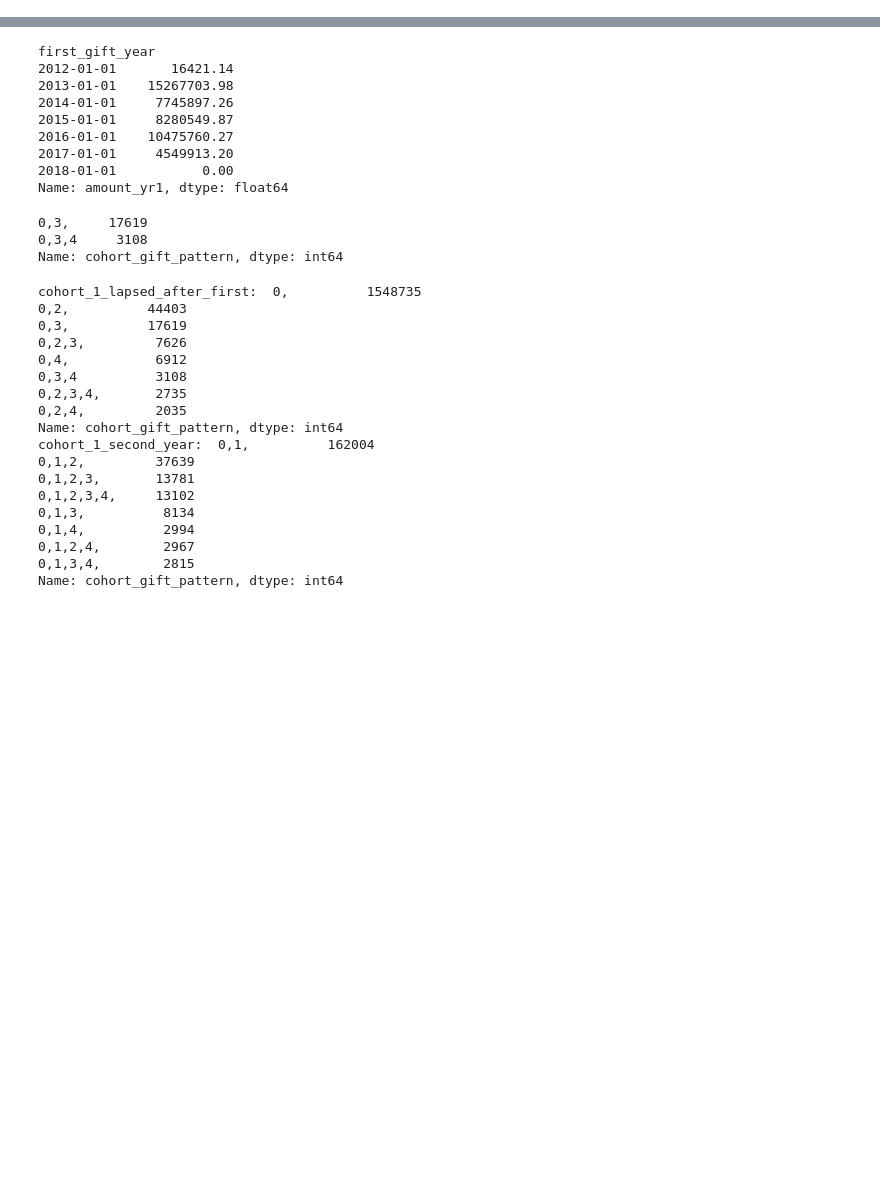
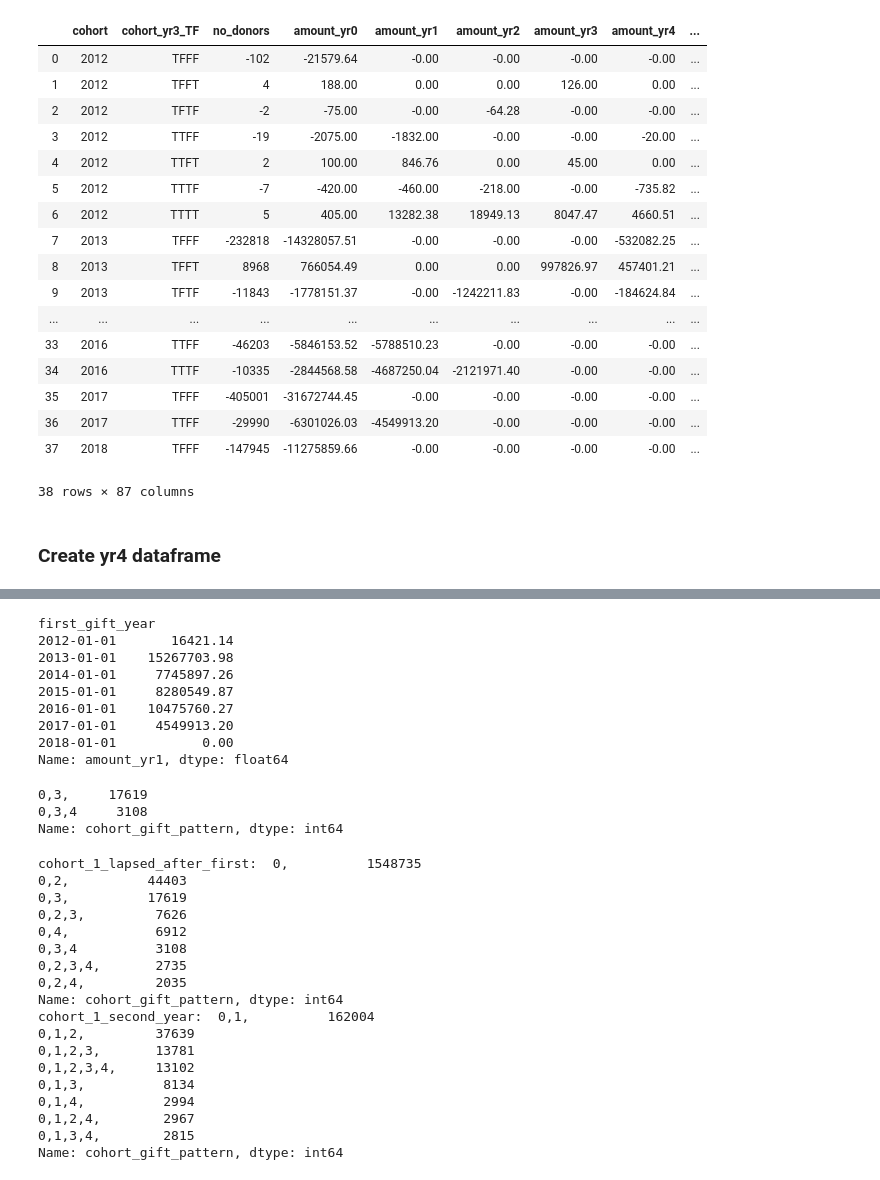
Before and after one commit to erinmarieanderson/donations, a Jupyter notebook: notebooks/11_-Copy1.ipynb, the cells around one changed output, grey strips where cells are left out. Saved outputs shown, nothing was run; the diff lists cells and outputs as text; code cells hidden in the pictures; blank space fills up the shorter version.

```diff
--- a/notebooks/11_-Copy1.ipynb
+++ b/notebooks/11_-Copy1.ipynb
@@ -60,0 +503,23 @@ cohort_gift_pattern
+# %%
+df4_y3
+# %% [output]
+|  | cohort | cohort_yr3_TF | no_donors | amount_yr0 | amount_yr1 | amount_yr2 | amount_yr3 | amount_yr4 | ... |
+| 0 | 2012 | TFFF | -102 | -21579.64 | -0.00 | -0.00 | -0.00 | -0.00 | ... |
+| 1 | 2012 | TFFT | 4 | 188.00 | 0.00 | 0.00 | 126.00 | 0.00 | ... |
+| 2 | 2012 | TFTF | -2 | -75.00 | -0.00 | -64.28 | -0.00 | -0.00 | ... |
+| 3 | 2012 | TTFF | -19 | -2075.00 | -1832.00 | -0.00 | -0.00 | -20.00 | ... |
+| 4 | 2012 | TTFT | 2 | 100.00 | 846.76 | 0.00 | 45.00 | 0.00 | ... |
+| 5 | 2012 | TTTF | -7 | -420.00 | -460.00 | -218.00 | -0.00 | -735.82 | ... |
+| 6 | 2012 | TTTT | 5 | 405.00 | 13282.38 | 18949.13 | 8047.47 | 4660.51 | ... |
+| 7 | 2013 | TFFF | -232818 | -14328057.51 | -0.00 | -0.00 | -0.00 | -532082.25 | ... |
+| 8 | 2013 | TFFT | 8968 | 766054.49 | 0.00 | 0.00 | 997826.97 | 457401.21 | ... |
+| 9 | 2013 | TFTF | -11843 | -1778151.37 | -0.00 | -1242211.83 | -0.00 | -184624.84 | ... |
+| ... | ... | ... | ... | ... | ... | ... | ... | ... | ... |
+| 33 | 2016 | TTFF | -46203 | -5846153.52 | -5788510.23 | -0.00 | -0.00 | -0.00 | ... |
+| 34 | 2016 | TTTF | -10335 | -2844568.58 | -4687250.04 | -2121971.40 | -0.00 | -0.00 | ... |
+| 35 | 2017 | TFFF | -405001 | -31672744.45 | -0.00 | -0.00 | -0.00 | -0.00 | ... |
+| 36 | 2017 | TTFF | -29990 | -6301026.03 | -4549913.20 | -0.00 | -0.00 | -0.00 | ... |
+| 37 | 2018 | TFFF | -147945 | -11275859.66 | -0.00 | -0.00 | -0.00 | -0.00 | ... |
+38 rows × 87 columns
+# %% [markdown]
+### Create yr4 dataframe
```
Also changed, not shown: parts of 78 cells of this notebook, 15 other files.
